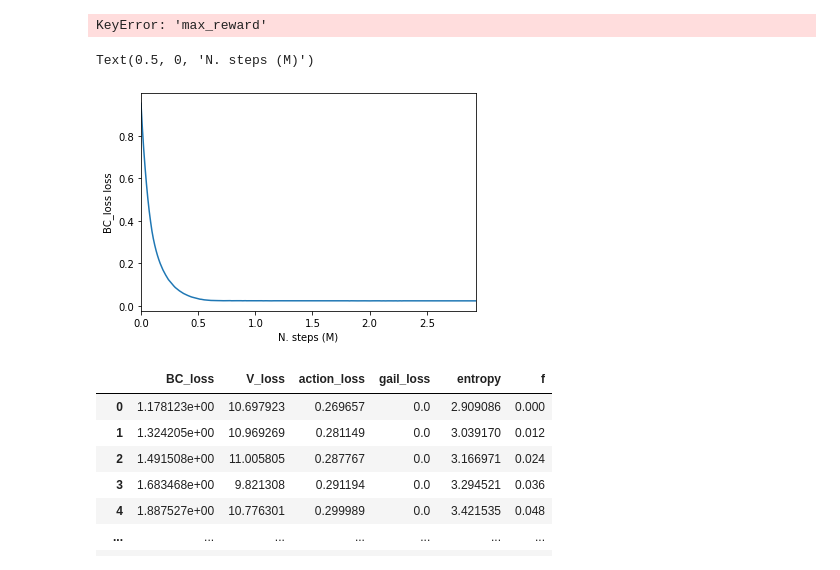
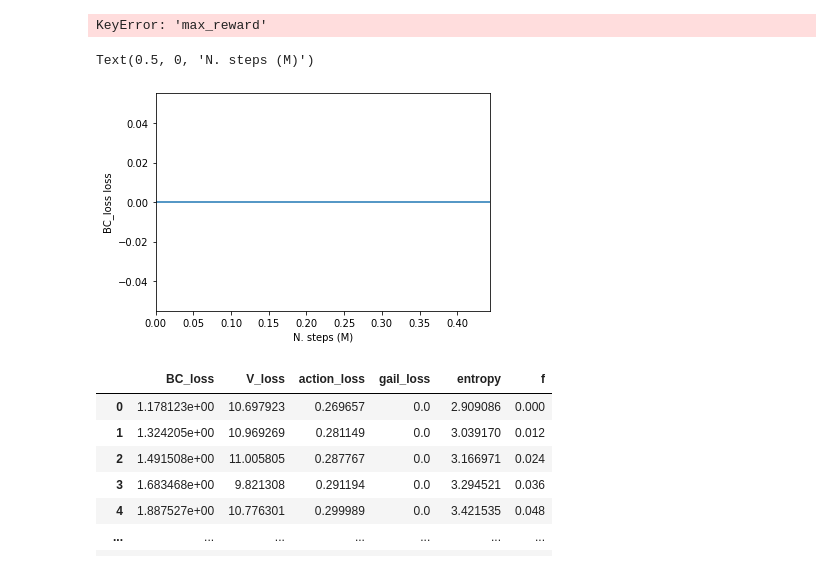
Before and after one commit to compsciencelab/ppo_D, a Jupyter notebook: animal/gail_monitor.ipynb, the cells around one changed output. Saved outputs shown, nothing was run; the diff lists cells and outputs as text; code cells hidden in the pictures.

```diff
--- a/animal/gail_monitor.ipynb
+++ b/animal/gail_monitor.ipynb
@@ -76,16 +76,16 @@ ax.grid(True)
 # %% [output]
 KeyError: 'max_reward'
 # %%
-my_dir = '/workspace8/gabriele/RUNS/exp_reacher_bc_3/loss_monitor/loss_monitor.csv'
+my_dir = '/workspace8/gabriele/RUNS/exp_reacher_bc_3_test/loss_monitor/loss_monitor.csv'
 data = pd.read_csv(my_dir)
 roll = 1
 data['f'] = (data.index*12*1000)/1000000
 data[['f', 'BC_loss']].rolling(roll).mean().plot('f', 'BC_loss',legend=False)
 plt.ylabel("BC_loss loss")
 plt.xlabel('N. steps (M)')
 # %% [output]
 Text(0.5, 0, 'N. steps (M)')
-[figure, old version]
+[figure, new version]
 # %%
 data
 # %% [output]
```
Also changed, not shown: parts of 2 cells of this notebook, 11 other files.
